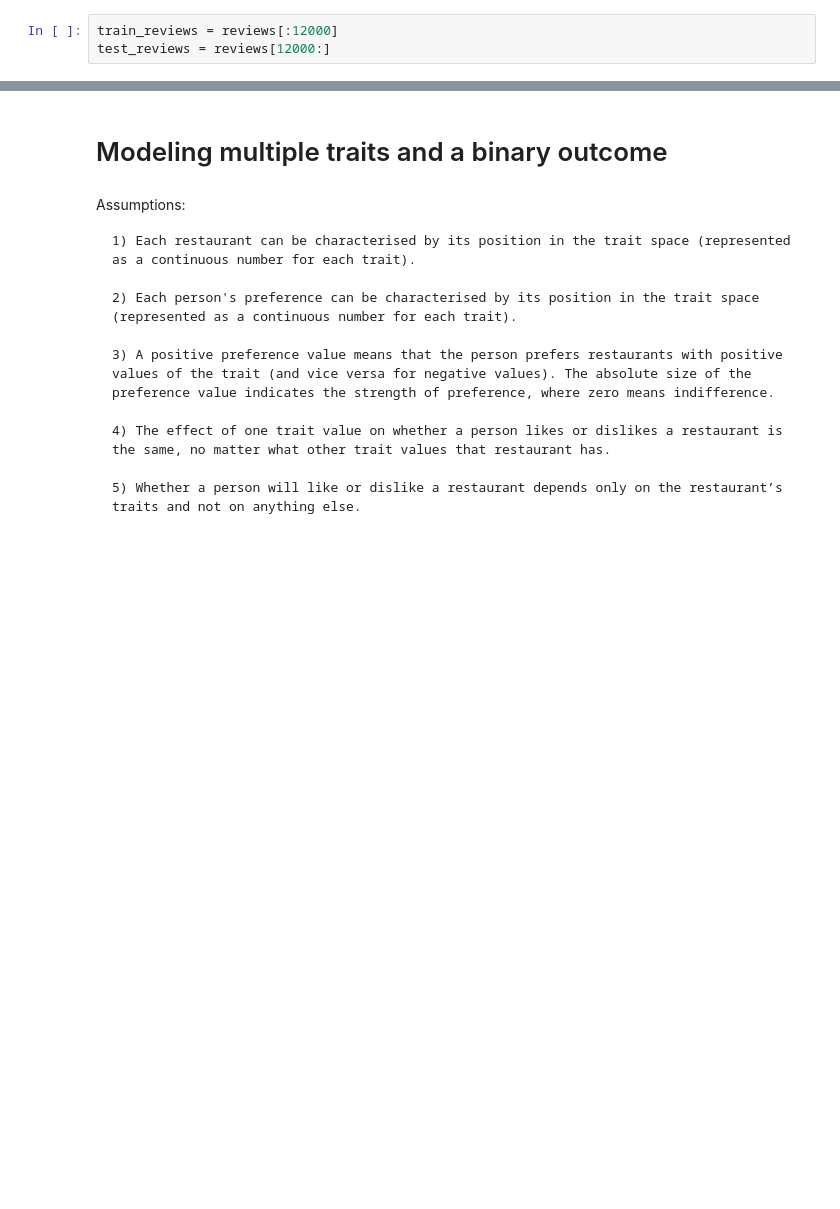
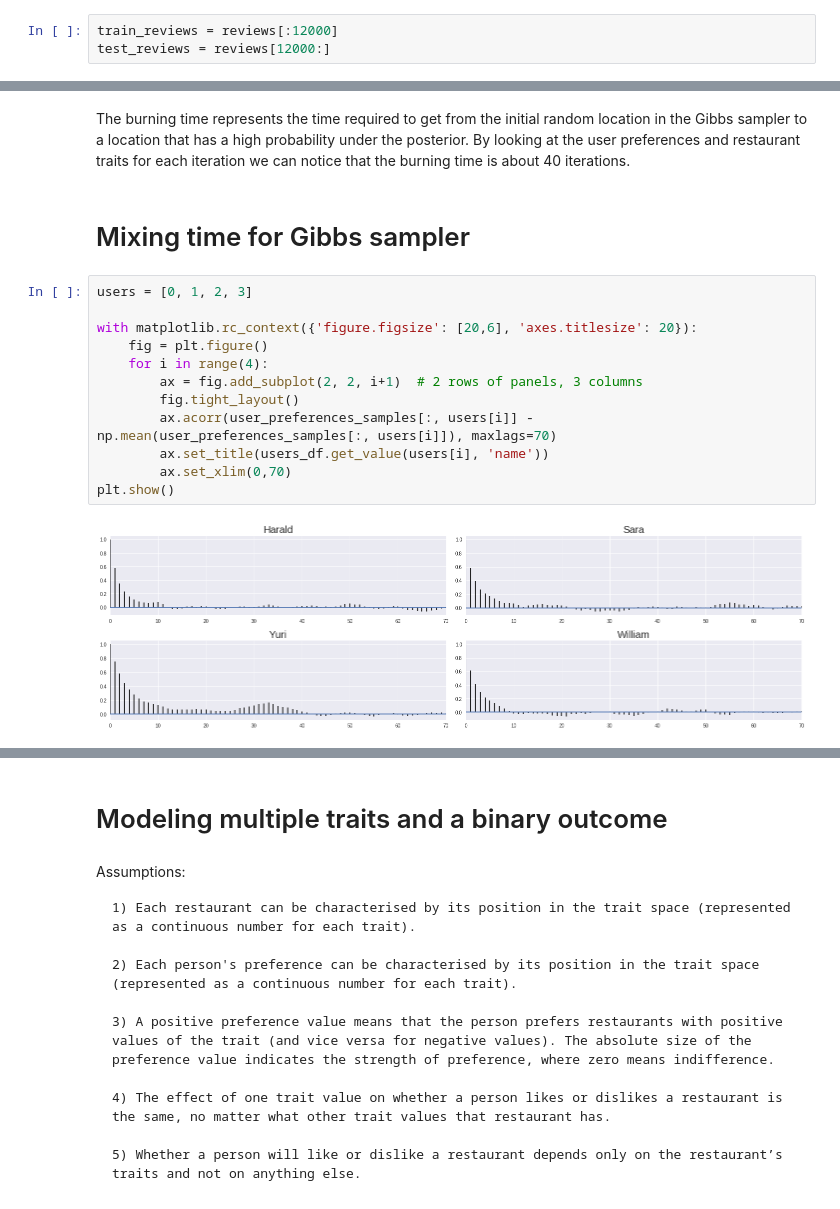
Before and after one commit to ioanab95/Colaborative-Filtering, a Jupyter notebook: collaborative_filtering.ipynb, the cells around one changed output, grey strips where cells are left out. Cells and saved outputs as stored; diff of their text form; blank space fills up the shorter version.

```diff
--- a/collaborative_filtering.ipynb
+++ b/collaborative_filtering.ipynb
@@ -167,0 +194,18 @@ restaurant_traits_samples, user_preferences_samples = Gibbs_sampling_single_trai
+# %% [markdown]
+The burning time represents the time required to get from the initial random location in the Gibbs sampler to a location that has a high probability under the posterior. By looking at the user preferences and restaurant traits for each iteration we can notice that the burning time is about 40 iterations.
+# %% [markdown]
+# Mixing time for Gibbs sampler
+# %%
+users = [0, 1, 2, 3]
+
+with matplotlib.rc_context({'figure.figsize': [20,6], 'axes.titlesize': 20}):
+    fig = plt.figure()
+    for i in range(4):
+        ax = fig.add_subplot(2, 2, i+1)  # 2 rows of panels, 3 columns
+        fig.tight_layout()
+        ax.acorr(user_preferences_samples[:, users[i]] - np.mean(user_preferences_samples[:, users[i]]), maxlags=70)
+        ax.set_title(users_df.get_value(users[i], 'name'))
+        ax.set_xlim(0,70)
+plt.show()
+# %% [output]
+[figure, added]
```
Also changed, not shown: parts of 29 cells of this notebook.
